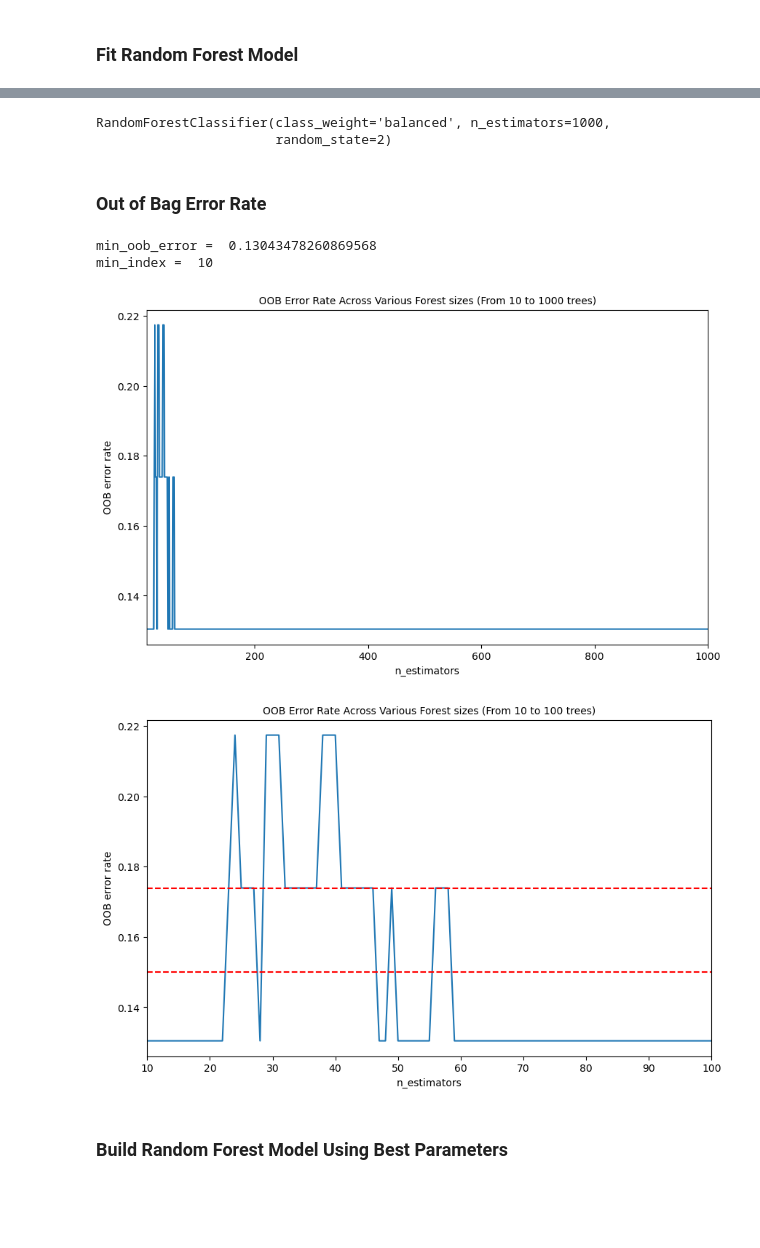
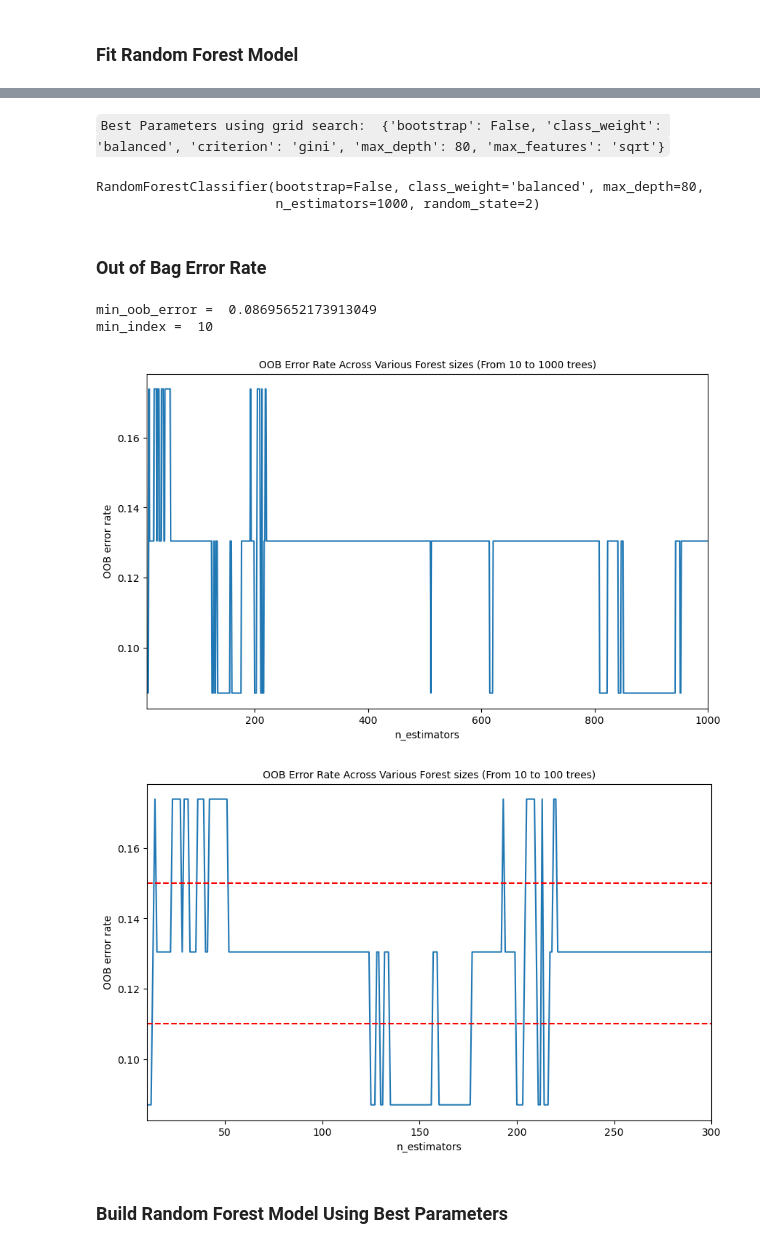
Before and after one commit to KristoferLintonReid/ultrasound-contrastivemodels, a Jupyter notebook: notebooks/baseline_models.ipynb, the cells around one changed output, grey strips where cells are left out. Cells and saved outputs as stored; diff of their text form; code cells hidden in the pictures; blank space fills up the shorter version.

Commit message:
11-02-2025: Random forest edits

```diff
--- a/notebooks/baseline_models.ipynb
+++ b/notebooks/baseline_models.ipynb
@@ -326,7 +406,7 @@ rad_test_df.insert(0, "SURGICAL", surg_test)
 # Filter features selected using Spearman Rho
 rad_all = rad_train_df.drop(["SURGICAL"], axis=1)
 rad_class_cat = pd.Categorical(rad_train_df["SURGICAL"].astype("category")).codes
-rad_feature_names, rad_feature_correlations = spearman_df_function(rad_all, rad_class_cat, 0.4)
+rad_feature_names, rad_feature_correlations = spearman_df_function(rad_all, rad_class_cat, 0.5)
 # %%
 spearman_df = pd.DataFrame(
     {
@@ -369,9 +442,11 @@ fit_rf_rad = RandomForestClassifier(n_estimators=1000,
                                     random_state=2)
 # %%
 # Hyperparameter optimisation
-param_dist = { "bootstrap": [True, False],
+param_dist = {"bootstrap": [True, False],
+    "max_depth": [80, 90, 100, 110],
+    "max_features": ["sqrt", "log2", 0.5, 0.7, None],
     "criterion": ["gini", "entropy"],
-    "max_features": ["sqrt", "log2", 0.5, 0.7, None]}
+    "class_weight": ["balanced", "balanced_subsample"]}
 
 cv_rf_rad = GridSearchCV(fit_rf_rad, cv=3, param_grid=param_dist, verbose=3)
 # %%
@@ -399,15 +474,21 @@ Best Parameters using grid search:
+# %% [markdown]
+`Best Parameters using grid search:
+ {'bootstrap': False, 'class_weight': 'balanced', 'criterion': 'gini', 'max_depth': 80, 'max_features': 'sqrt'}`
 # %%
 # Set best parameters given by grid search
-fit_rf_rad.set_params(criterion = "gini",
-                     max_features = "sqrt")
+fit_rf_rad.set_params(bootstrap = False,
+                        criterion = "gini",
+                        class_weight = "balanced",
+                        max_depth = 80,
+                        max_features = "sqrt")
 # %% [output]
-RandomForestClassifier(class_weight='balanced', n_estimators=1000,
-                       random_state=2)
+RandomForestClassifier(bootstrap=False, class_weight='balanced', max_depth=80,
+                       n_estimators=1000, random_state=2)
 # %% [markdown]
 ### Out of Bag Error Rate
 # %%
-fit_rf_rad.set_params(n_estimators=100,
-                        warm_start=True,
+fit_rf_rad.set_params(bootstrap = True,
+                        n_estimators=100,
                         oob_score=True)
 
 min_estimators = 10
@@ -431,7 +512,7 @@ for i in range(min_estimators, max_estimators + 1):
 print("min_oob_error = ", min_oob_error)
 print("min_index = ", min_index)
 # %% [output]
-min_oob_error =  0.13043478260869568
+min_oob_error =  0.08695652173913049
 min_index =  10
 # %%
 fig, ax = plt.subplots(figsize=(10, 6))
@@ -446,23 +527,23 @@ plt.ylabel("OOB error rate", fontsize=10)
 plt.title("OOB Error Rate Across Various Forest sizes (From 10 to 1000 trees)", fontsize=10)
 plt.show()
 # %% [output]
-[figure, old version]
+[figure, new version]
 # %%
 fig, ax = plt.subplots(figsize=(10, 6))
 
 num_estimators = list(error_rate.keys())
 oob_error = list(error_rate.values())
 
-plt.xlim(min_estimators, 100)
+plt.xlim(min_estimators, 300)
 plt.plot(num_estimators, oob_error)
-plt.axhline(0.17391304347826086, color="red", linestyle="--")
 plt.axhline(0.15, color="red", linestyle="--")
+plt.axhline(0.11, color="red", linestyle="--")
 plt.xlabel("n_estimators", fontsize=10)
 plt.ylabel("OOB error rate", fontsize=10)
 plt.title("OOB Error Rate Across Various Forest sizes (From 10 to 100 trees)", fontsize=10)
 plt.show()
 # %% [output]
-[figure, old version]
+[figure, new version]
 # %% [markdown]
 ### Build Random Forest Model Using Best Parameters
 # %%
```
Also changed, not shown: parts of 44 cells of this notebook, 1 other file.
